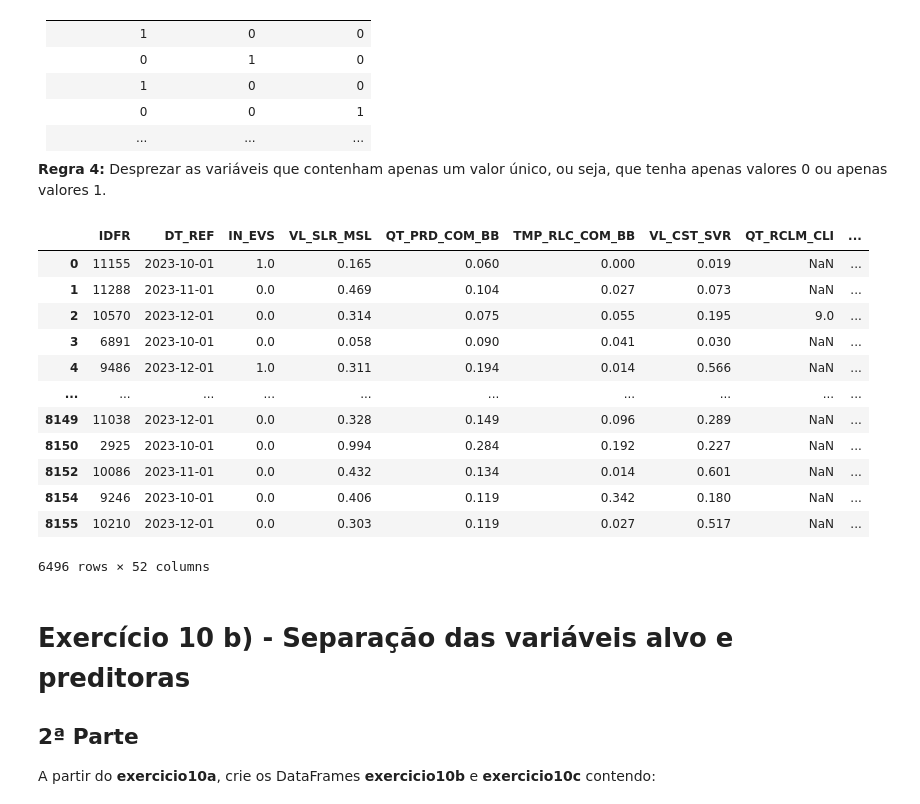
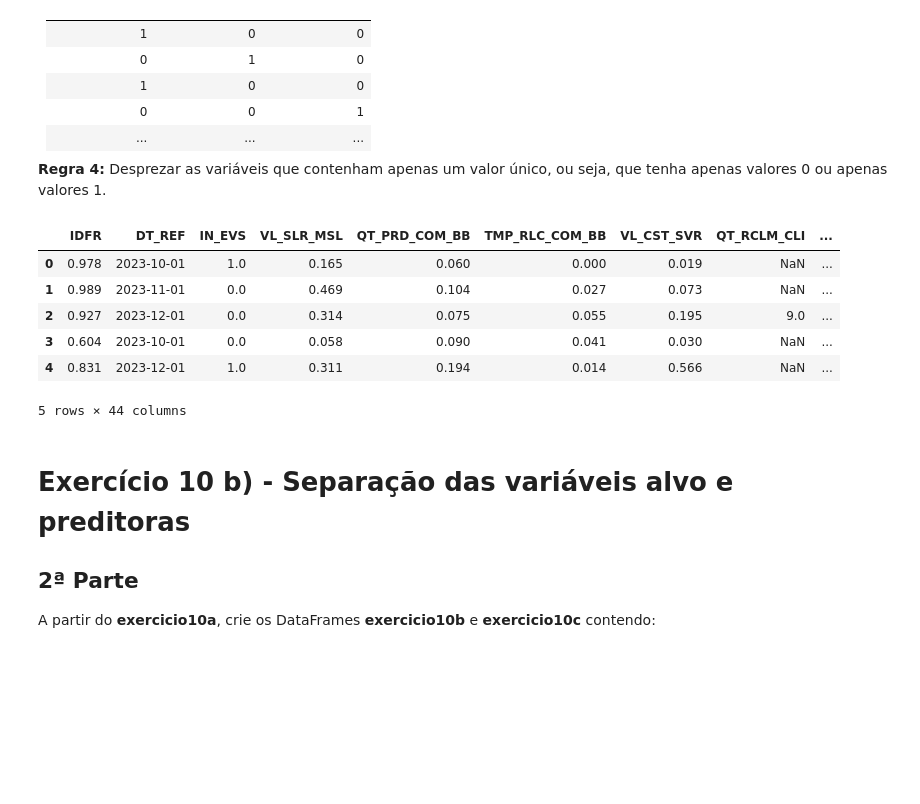
Before and after one commit to alexandreLoureiro/back, a Jupyter notebook: Desafio_em_branco_DS.ipynb, the cells around one changed output. Saved outputs shown, nothing was run; the diff lists cells and outputs as text; code cells hidden in the pictures; blank space fills up the shorter version.

```diff
--- a/Desafio_em_branco_DS.ipynb
+++ b/Desafio_em_branco_DS.ipynb
@@ -193,4 +184,5 @@ import pandas as pd
 # %%
-caminho_arquivo = 'bases/ds_dataset_001.csv'
-exercicio1 = pd.read_csv(caminho_arquivo, sep=";")
+file_path = './bases/ds_dataset_001.csv'
+exercicio1 = pd.read_csv(file_path, sep=";")
 exercicio1['DT_REF'] = pd.to_datetime(exercicio1['DT_REF'])
+exercicio1.dtypes
@@ -206,4 +207,0 @@ exercicio1.head()
-# %%
-exercicio1['DT_REF'] = pd.to_datetime(exercicio1['DT_REF'])
-print(exercicio1.dtypes)
-print(exercicio1.head())
@@ -525,0 +580,17 @@ exercicio9
+# %%
+exercicio9 = exercicio8.copy()
+
+# automatizar a captura das variáveis quantitativas contínuas (float64 e int64)
+variaveis_quantitativas = exercicio9.select_dtypes(include=['float64', 'int64']).columns
+
+# Enunciado, remover a variável binária 'QT_RCLM_CLI' e outras que não devem ser padronizadas
+variaveis_a_excluir = ['QT_RCLM_CLI', 'CD_IN_RCLM_CLI']  # aqui também posso ir acrecentando...
+variaveis_quantitativas = [var for var in variaveis_quantitativas if var not in variaveis_a_excluir]
+
+# Aplicar a fórmula de Max-Min para cada variável quantitativa contínua
+for var in variaveis_quantitativas:
+    exercicio9[var] = (exercicio9[var] - exercicio9[var].min()) / (exercicio9[var].max() - exercicio9[var].min())
+
+# Arredondar
+exercicio9 = exercicio9.round(3)
+exercicio9[['IDFR'] + variaveis_quantitativas].head(3)
@@ -570,29 +646,26 @@ Exemplo:
 
 **Regra 4:** Desprezar as variáveis que contenham apenas um valor único, ou seja, que tenha apenas valores 0 ou apenas valores 1.
 # %%
-variaveis_categoricas = ['EST_CVL', 'CLS_GNR', 'RGAO_GEO', 'SGM_CLI', 'CTGR_MC_EPGR', 'RAMO_MC_EPGR', 'NM_CTRA', 'FXA_IDD']
+exercicio10a = exercicio9.copy()
 
-exercicio10a = pd.get_dummies(exercicio9, columns=variaveis_categoricas, drop_first=False, dtype='uint8')
+# Colunas categóricas mencionadas no enunciado
+colunas_categoricas = ['EST_CVL', 'CLS_GNR', 'RGAO_GEO', 'SGM_CLI', 'CTGR_MC_EPGR', 'RAMO_MC_EPGR', 'NM_CTRA', 'FXA_IDD']
 
-for coluna in exercicio10a.columns:
-    if exercicio10a[coluna].nunique() == 1:
-        exercicio10a.drop(columns=[coluna], inplace=True)
+# Criar variáveis dummies para as colunas categóricas
+exercicio10a = pd.get_dummies(exercicio10a, columns=colunas_categoricas, prefix=colunas_categoricas, drop_first=True, dtype='uint8')
 
-exercicio10a
+# enunciado todas as colunas devem conter valores binários (0 ou 1)
+colunas_a_remover = [col for col in exercicio10a.columns if exercicio10a[col].nunique() == 1]
+exercicio10a = exercicio10a.drop(columns=colunas_a_remover)
+exercicio10a.head(5)
 # %% [output]
 |  | IDFR | DT_REF | IN_EVS | VL_SLR_MSL | QT_PRD_COM_BB | TMP_RLC_COM_BB | VL_CST_SVR | QT_RCLM_CLI | ... |
-| 0 | 11155 | 2023-10-01 | 1.0 | 0.165 | 0.060 | 0.000 | 0.019 | NaN | ... |
-| 1 | 11288 | 2023-11-01 | 0.0 | 0.469 | 0.104 | 0.027 | 0.073 | NaN | ... |
-| 2 | 10570 | 2023-12-01 | 0.0 | 0.314 | 0.075 | 0.055 | 0.195 | 9.0 | ... |
-| 3 | 6891 | 2023-10-01 | 0.0 | 0.058 | 0.090 | 0.041 | 0.030 | NaN | ... |
-| 4 | 9486 | 2023-12-01 | 1.0 | 0.311 | 0.194 | 0.014 | 0.566 | NaN | ... |
-| ... | ... | ... | ... | ... | ... | ... | ... | ... | ... |
-| 8149 | 11038 | 2023-12-01 | 0.0 | 0.328 | 0.149 | 0.096 | 0.289 | NaN | ... |
-| 8150 | 2925 | 2023-10-01 | 0.0 | 0.994 | 0.284 | 0.192 | 0.227 | NaN | ... |
-| 8152 | 10086 | 2023-11-01 | 0.0 | 0.432 | 0.134 | 0.014 | 0.601 | NaN | ... |
-| 8154 | 9246 | 2023-10-01 | 0.0 | 0.406 | 0.119 | 0.342 | 0.180 | NaN | ... |
-| 8155 | 10210 | 2023-12-01 | 0.0 | 0.303 | 0.119 | 0.027 | 0.517 | NaN | ... |
+| 0 | 0.978 | 2023-10-01 | 1.0 | 0.165 | 0.060 | 0.000 | 0.019 | NaN | ... |
+| 1 | 0.989 | 2023-11-01 | 0.0 | 0.469 | 0.104 | 0.027 | 0.073 | NaN | ... |
+| 2 | 0.927 | 2023-12-01 | 0.0 | 0.314 | 0.075 | 0.055 | 0.195 | 9.0 | ... |
+| 3 | 0.604 | 2023-10-01 | 0.0 | 0.058 | 0.090 | 0.041 | 0.030 | NaN | ... |
+| 4 | 0.831 | 2023-12-01 | 1.0 | 0.311 | 0.194 | 0.014 | 0.566 | NaN | ... |
-6496 rows × 52 columns
+5 rows × 44 columns
 # %% [markdown]
 # Exercício 10 b) - Separação das variáveis alvo e preditoras
 
```
Also changed, not shown: parts of 52 cells of this notebook.
